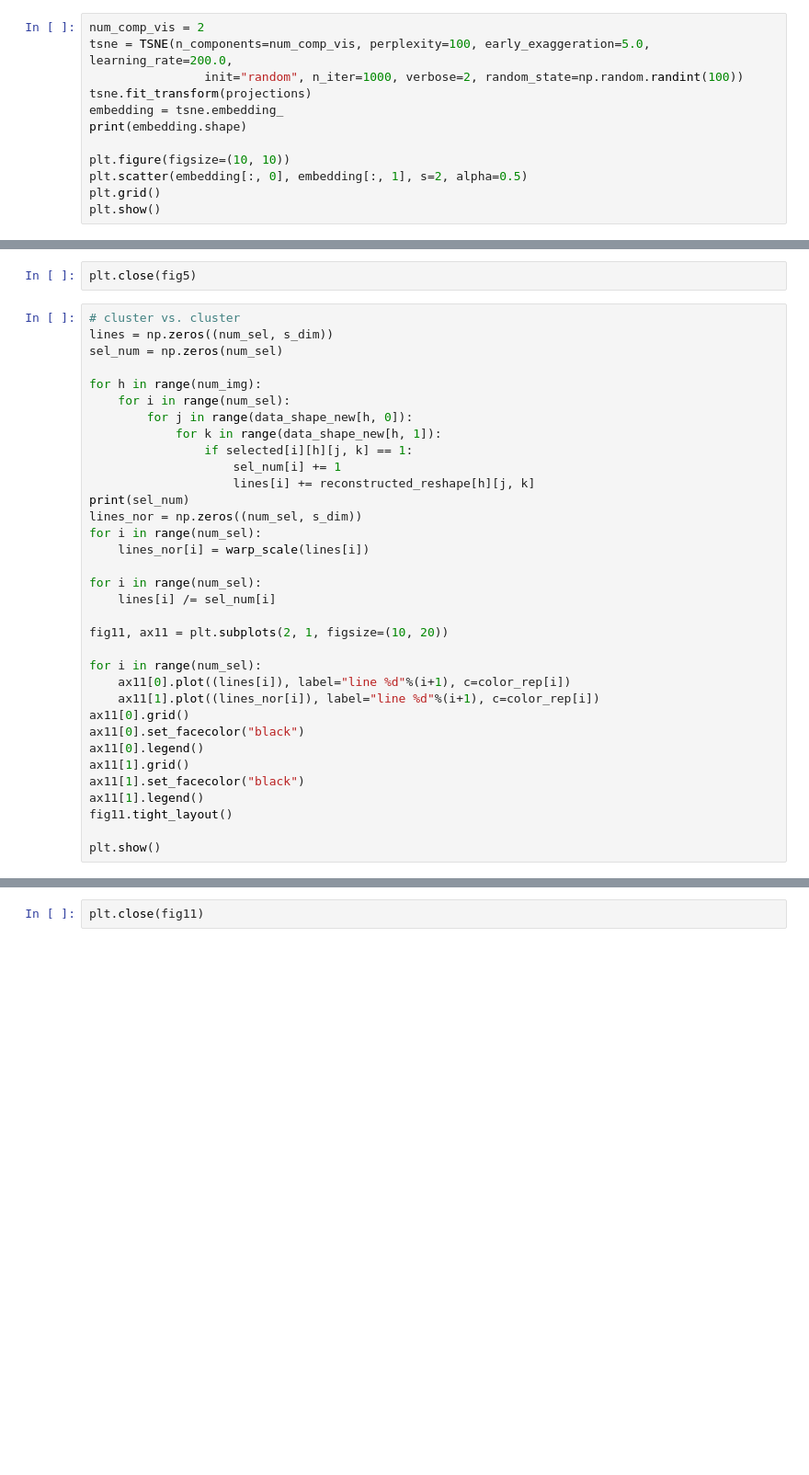
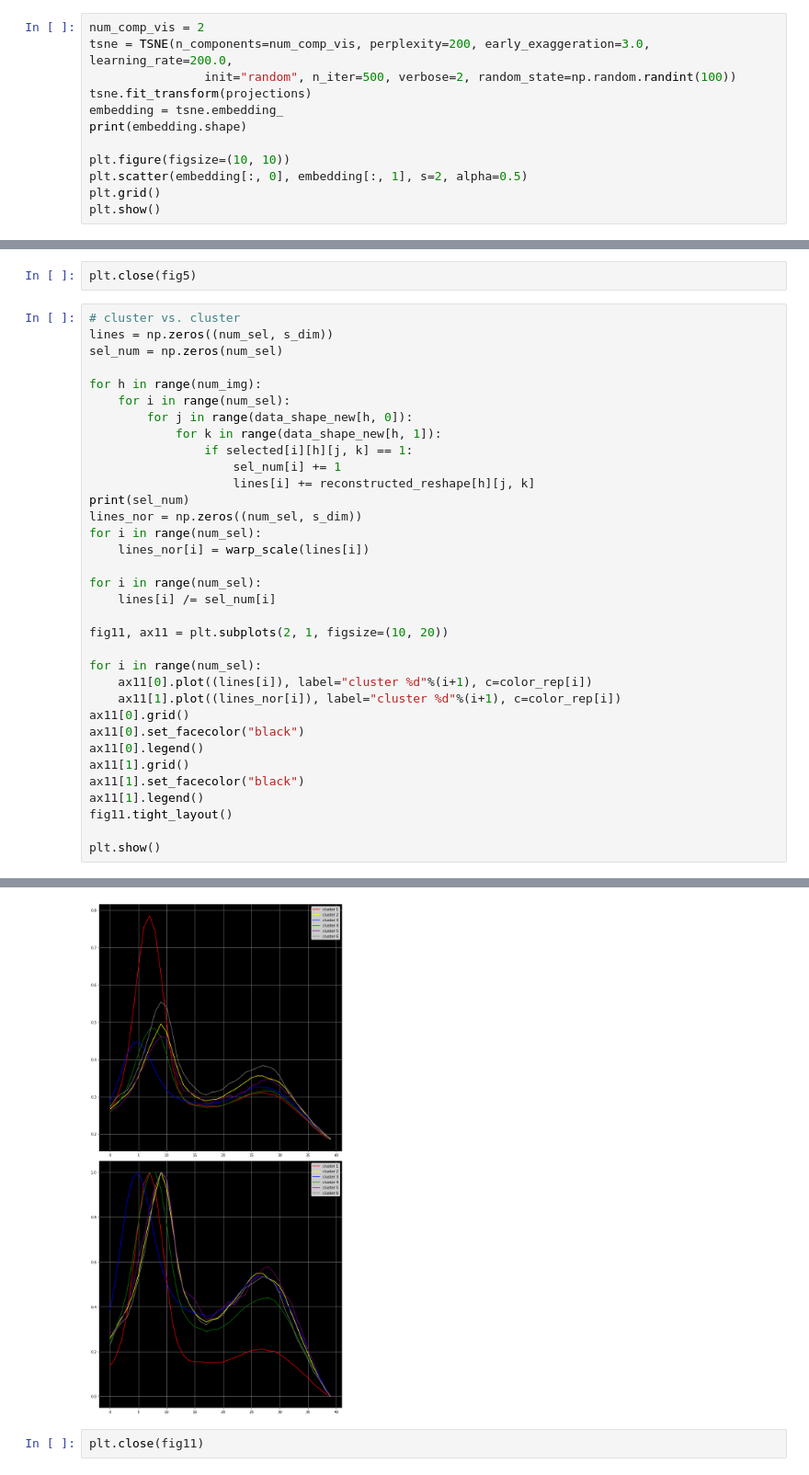
Before and after one commit to jinseuk56/4DSTEM_processing, a Jupyter notebook: NMF_3D_tsne_dbscan_prototype.ipynb, the cells around one changed output, grey strips where cells are left out. Shown: that part at 92% size. Drawn from its saved outputs; the diff is of its cells as text; blank space fills up the shorter version.

```diff
--- a/NMF_3D_tsne_dbscan_prototype.ipynb
+++ b/NMF_3D_tsne_dbscan_prototype.ipynb
@@ -172,8 +248,8 @@ plt.close(fig)
 %matplotlib inline
 # %%
 num_comp_vis = 2
-tsne = TSNE(n_components=num_comp_vis, perplexity=100, early_exaggeration=5.0, learning_rate=200.0,
-                init="random", n_iter=1000, verbose=2, random_state=np.random.randint(100))
+tsne = TSNE(n_components=num_comp_vis, perplexity=200, early_exaggeration=3.0, learning_rate=200.0,
+                init="random", n_iter=500, verbose=2, random_state=np.random.randint(100))
 tsne.fit_transform(projections)
 embedding = tsne.embedding_
 print(embedding.shape)
@@ -431,8 +535,8 @@ for i in range(num_sel):
 fig11, ax11 = plt.subplots(2, 1, figsize=(10, 20))
 
 for i in range(num_sel):
-    ax11[0].plot((lines[i]), label="line %d"%(i+1), c=color_rep[i])
-    ax11[1].plot((lines_nor[i]), label="line %d"%(i+1), c=color_rep[i])
+    ax11[0].plot((lines[i]), label="cluster %d"%(i+1), c=color_rep[i])
+    ax11[1].plot((lines_nor[i]), label="cluster %d"%(i+1), c=color_rep[i])
 ax11[0].grid()
 ax11[0].set_facecolor("black")
 ax11[0].legend()
@@ -442,3 +546,4 @@ ax11[1].legend()
 fig11.tight_layout()
 
 plt.show()
+# %% [output]
@@ -445,3 +551,4 @@ plt.show()
+[figure, added]
 # %%
 plt.close(fig11)
 # %%
```
Also changed, not shown: parts of 22 cells of this notebook, 2 other files.
